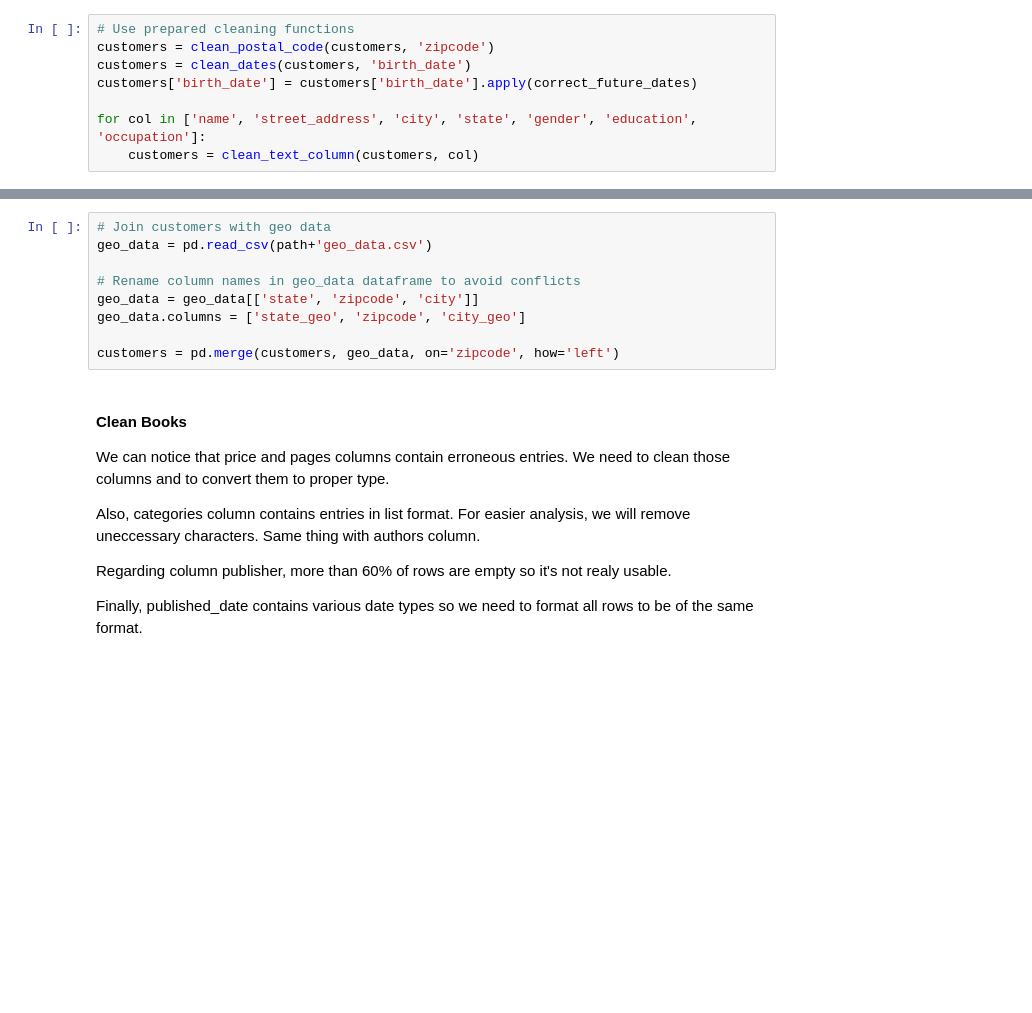
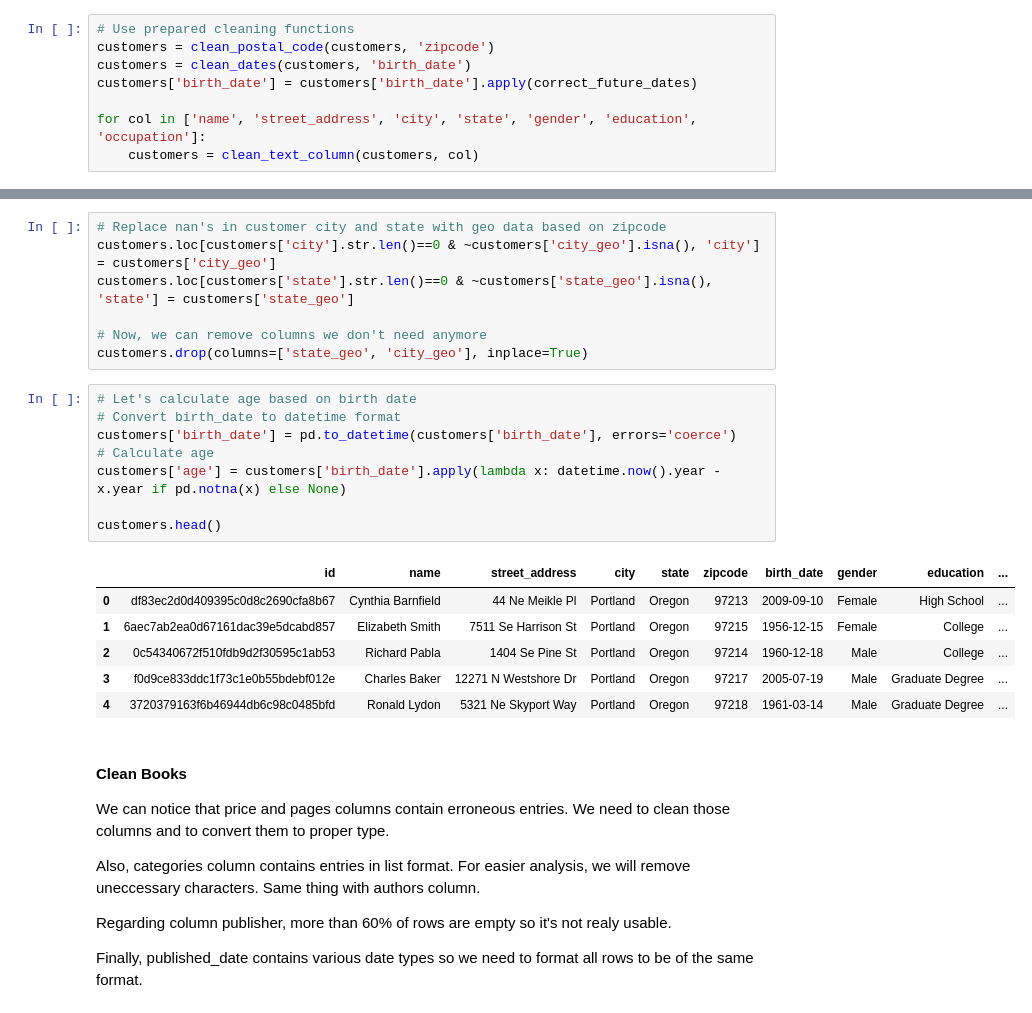
Before and after one commit to zelenbaba/billups_test, a Jupyter notebook: notebooks/data_preparation.ipynb, the cells around one changed output, grey strips where cells are left out. Drawn from its saved outputs; the diff is of its cells as text; blank space fills up the shorter version.

```diff
--- a/notebooks/explorative_analysis.ipynb
+++ b/notebooks/data_preparation.ipynb
@@ -293,12 +377,25 @@ customers["zipcode"] = customers["zipcode"].astype(str).apply(remove_trailing_ze
 # %%
-# Join customers with geo data
-geo_data = pd.read_csv(path+'geo_data.csv')
+# Replace nan's in customer city and state with geo data based on zipcode
+customers.loc[customers['city'].str.len()==0 & ~customers['city_geo'].isna(), 'city'] = customers['city_geo']
+customers.loc[customers['state'].str.len()==0 & ~customers['state_geo'].isna(), 'state'] = customers['state_geo']
 
-# Rename column names in geo_data dataframe to avoid conflicts
-geo_data = geo_data[['state', 'zipcode', 'city']]
-geo_data.columns = ['state_geo', 'zipcode', 'city_geo']
-
-customers = pd.merge(customers, geo_data, on='zipcode', how='left')
+# Now, we can remove columns we don't need anymore
+customers.drop(columns=['state_geo', 'city_geo'], inplace=True)
+# %%
+# Let's calculate age based on birth date
+# Convert birth_date to datetime format
+customers['birth_date'] = pd.to_datetime(customers['birth_date'], errors='coerce')
+# Calculate age
+customers['age'] = customers['birth_date'].apply(lambda x: datetime.now().year - x.year if pd.notna(x) else None)
+
+customers.head()
+# %% [output]
+|  | id | name | street_address | city | state | zipcode | birth_date | gender | education | ... |
+| 0 | df83ec2d0d409395c0d8c2690cfa8b67 | Cynthia Barnfield | 44 Ne Meikle Pl | Portland | Oregon | 97213 | 2009-09-10 | Female | High School | ... |
+| 1 | 6aec7ab2ea0d67161dac39e5dcabd857 | Elizabeth Smith | 7511 Se Harrison St | Portland | Oregon | 97215 | 1956-12-15 | Female | College | ... |
+| 2 | 0c54340672f510fdb9d2f30595c1ab53 | Richard Pabla | 1404 Se Pine St | Portland | Oregon | 97214 | 1960-12-18 | Male | College | ... |
+| 3 | f0d9ce833ddc1f73c1e0b55bdebf012e | Charles Baker | 12271 N Westshore Dr | Portland | Oregon | 97217 | 2005-07-19 | Male | Graduate Degree | ... |
+| 4 | 3720379163f6b46944db6c98c0485bfd | Ronald Lydon | 5321 Ne Skyport Way | Portland | Oregon | 97218 | 1961-03-14 | Male | Graduate Degree | ... |
 # %% [markdown]
 #### Clean Books
 
```
Also changed, not shown: parts of 21 cells of this notebook, 2 other files.
